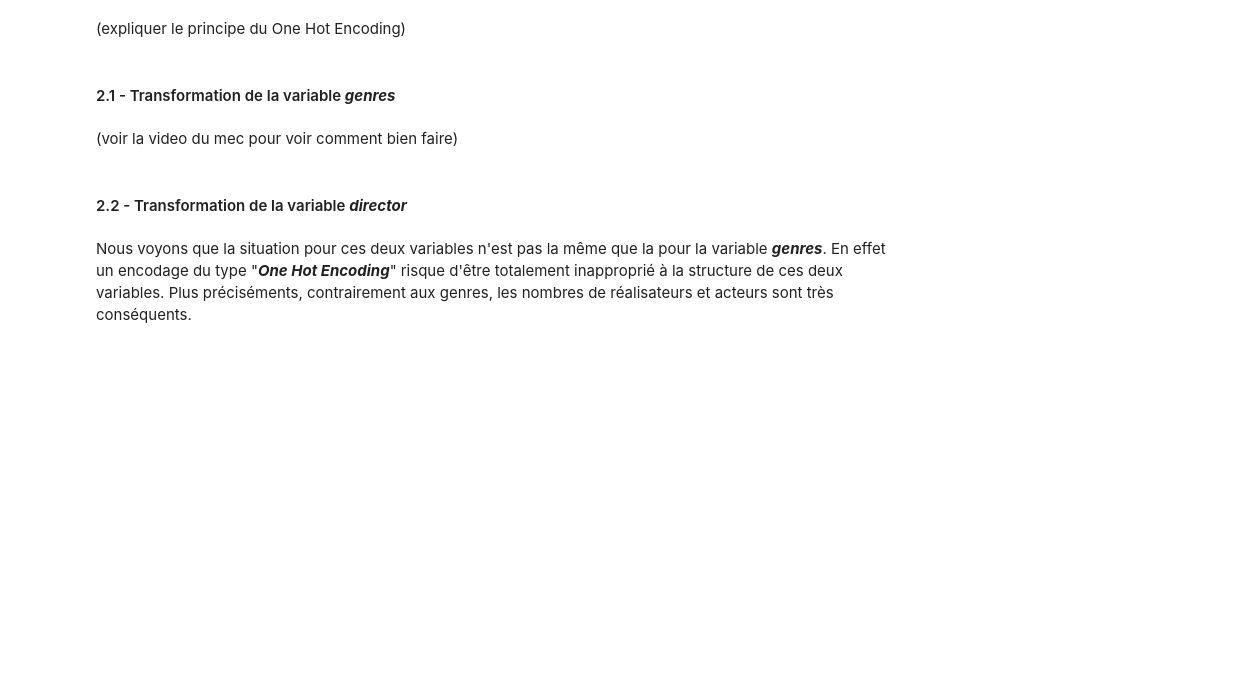
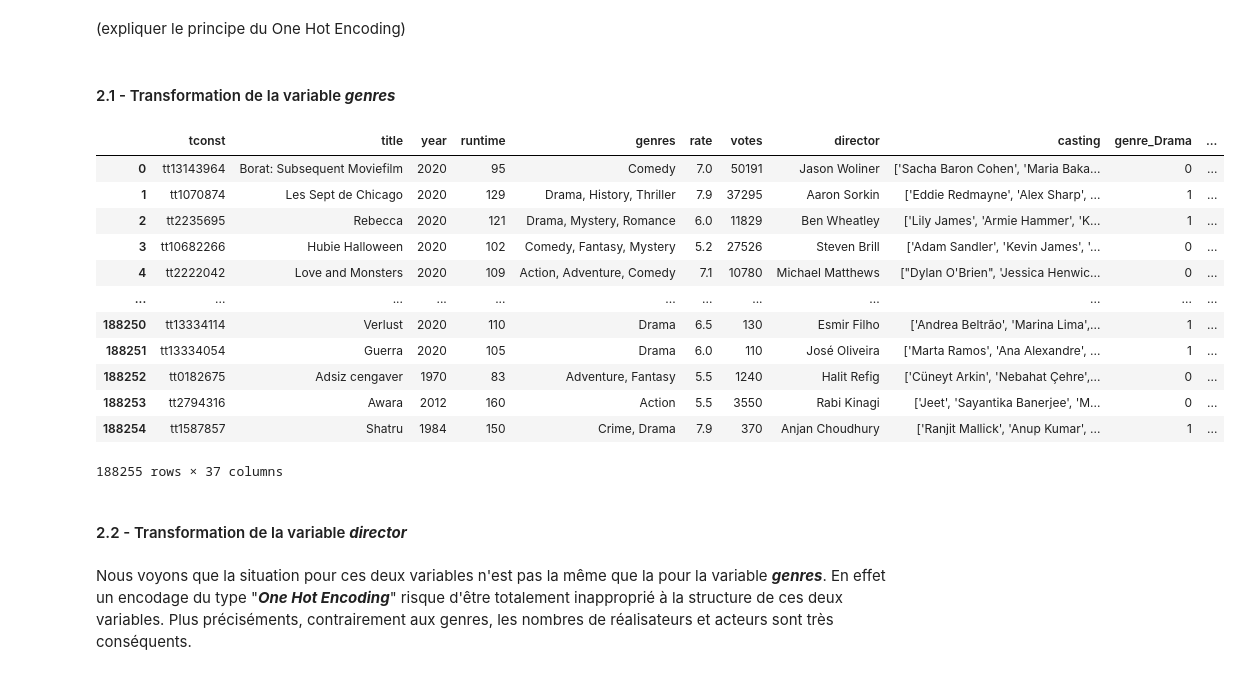
Before and after one commit to henriupton99/IMDB_Scraping, a Jupyter notebook: 3_modelisation.ipynb, the cells around one changed output. Cells and saved outputs as stored; diff of their text form; code cells hidden in the pictures; blank space fills up the shorter version.

Commit message:
one-hot encoding genres

```diff
--- a/3_modelisation.ipynb
+++ b/3_modelisation.ipynb
@@ -70,8 +70,27 @@ Pour la variable **genres**, comme vu précédemment il y a seulement 28 genres
 (expliquer le principe du One Hot Encoding)
 # %% [markdown]
 #### 2.1 - Transformation de la variable ***genres***
-# %% [markdown]
-(voir la video du mec pour voir comment bien faire)
+# %%
+list_genres = ["Drama", "Comedy", "Romance", "Action", "Crime", "Thriller", "Horror", "Adventure",
+               "Mystery", "Family", "Fantasy", "Sci-Fi", "Musical", "War", "History", "Western",
+                "Animation", "Music", "Biography", "Adult", "Sport", "Film-Noir", "News", "Reality-TV",
+               "Documentary", "Talk-Show", "Game-Show", "Short"]
+# %%
+preprocessing_data.one_hot_encoding(df, list_genres)
+# %% [output]
+|  | tconst | title | year | runtime | genres | rate | votes | director | casting | genre_Drama | ... |
+| 0 | tt13143964 | Borat: Subsequent Moviefilm | 2020 | 95 | Comedy | 7.0 | 50191 | Jason Woliner | ['Sacha Baron Cohen', 'Maria Baka... | 0 | ... |
+| 1 | tt1070874 | Les Sept de Chicago | 2020 | 129 | Drama, History, Thriller | 7.9 | 37295 | Aaron Sorkin | ['Eddie Redmayne', 'Alex Sharp', ... | 1 | ... |
+| 2 | tt2235695 | Rebecca | 2020 | 121 | Drama, Mystery, Romance | 6.0 | 11829 | Ben Wheatley | ['Lily James', 'Armie Hammer', 'K... | 1 | ... |
+| 3 | tt10682266 | Hubie Halloween | 2020 | 102 | Comedy, Fantasy, Mystery | 5.2 | 27526 | Steven Brill | ['Adam Sandler', 'Kevin James', '... | 0 | ... |
+| 4 | tt2222042 | Love and Monsters | 2020 | 109 | Action, Adventure, Comedy | 7.1 | 10780 | Michael Matthews | ["Dylan O'Brien", 'Jessica Henwic... | 0 | ... |
+| ... | ... | ... | ... | ... | ... | ... | ... | ... | ... | ... | ... |
+| 188250 | tt13334114 | Verlust | 2020 | 110 | Drama | 6.5 | 130 | Esmir Filho | ['Andrea Beltrão', 'Marina Lima',... | 1 | ... |
+| 188251 | tt13334054 | Guerra | 2020 | 105 | Drama | 6.0 | 110 | José Oliveira | ['Marta Ramos', 'Ana Alexandre', ... | 1 | ... |
+| 188252 | tt0182675 | Adsiz cengaver | 1970 | 83 | Adventure, Fantasy | 5.5 | 1240 | Halit Refig | ['Cüneyt Arkin', 'Nebahat Çehre',... | 0 | ... |
+| 188253 | tt2794316 | Awara | 2012 | 160 | Action | 5.5 | 3550 | Rabi Kinagi | ['Jeet', 'Sayantika Banerjee', 'M... | 0 | ... |
+| 188254 | tt1587857 | Shatru | 1984 | 150 | Crime, Drama | 7.9 | 370 | Anjan Choudhury | ['Ranjit Mallick', 'Anup Kumar', ... | 1 | ... |
+188255 rows × 37 columns
 # %% [markdown]
 #### 2.2 - Transformation de la variable ***director***
 # %% [markdown]
```
Also changed, not shown: parts of 6 cells of this notebook, 1 other file.
